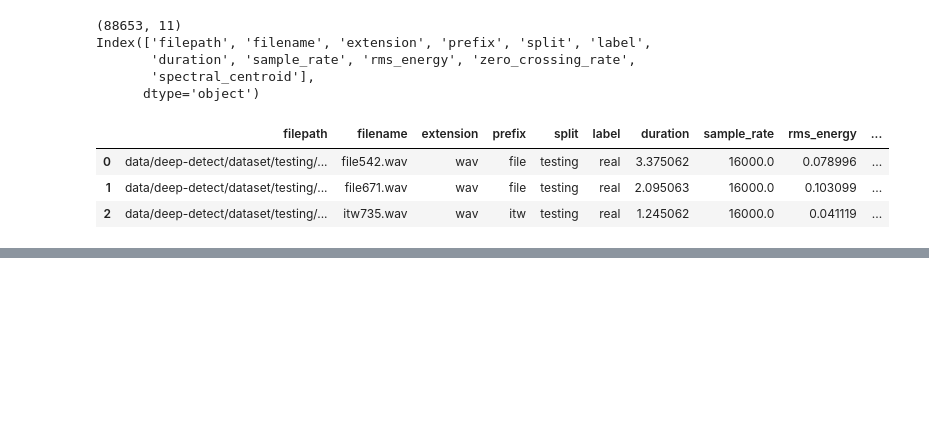
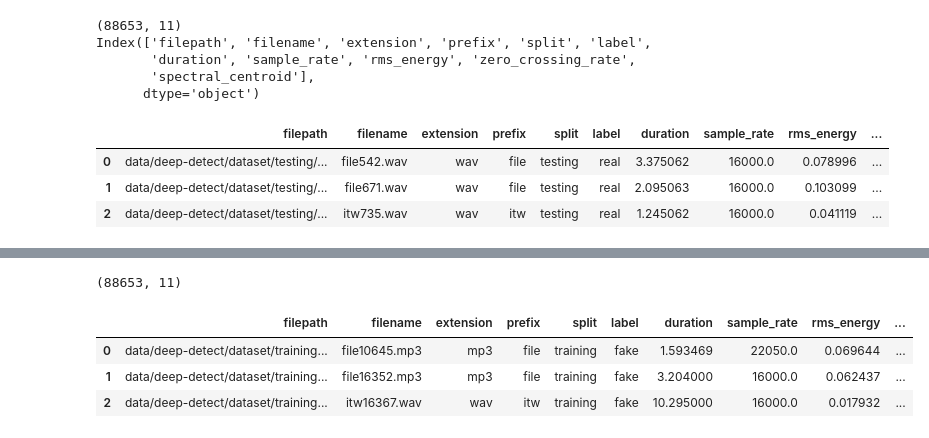
Before and after one commit to Ardacandra/deepdetect_audio_deepfake_detection_challenge, a Jupyter notebook: nb_00_eda.ipynb, the cells around one changed output, grey strips where cells are left out. Saved outputs shown, nothing was run; the diff lists cells and outputs as text; code cells hidden in the pictures; blank space fills up the shorter version.

```diff
--- a/nb_00_eda.ipynb
+++ b/nb_00_eda.ipynb
@@ -253,0 +265,11 @@ df.to_csv("output/nb_00__train_test_audio_feats.csv", index=False)
+# %%
+df = pd.read_csv("output/nb_00__train_test_audio_feats.csv")
+df = df.sort_values('label', ascending=True).reset_index(drop=True)
+print(df.shape)
+df.head(3)
+# %% [output]
+(88653, 11)
+|  | filepath | filename | extension | prefix | split | label | duration | sample_rate | rms_energy | ... |
+| 0 | data/deep-detect/dataset/training... | file10645.mp3 | mp3 | file | training | fake | 1.593469 | 22050.0 | 0.069644 | ... |
+| 1 | data/deep-detect/dataset/training... | file16352.mp3 | mp3 | file | training | fake | 3.204000 | 16000.0 | 0.062437 | ... |
+| 2 | data/deep-detect/dataset/training... | itw16367.wav | wav | itw | training | fake | 10.295000 | 16000.0 | 0.017932 | ... |
```
Also changed, not shown: parts of 10 cells of this notebook.
